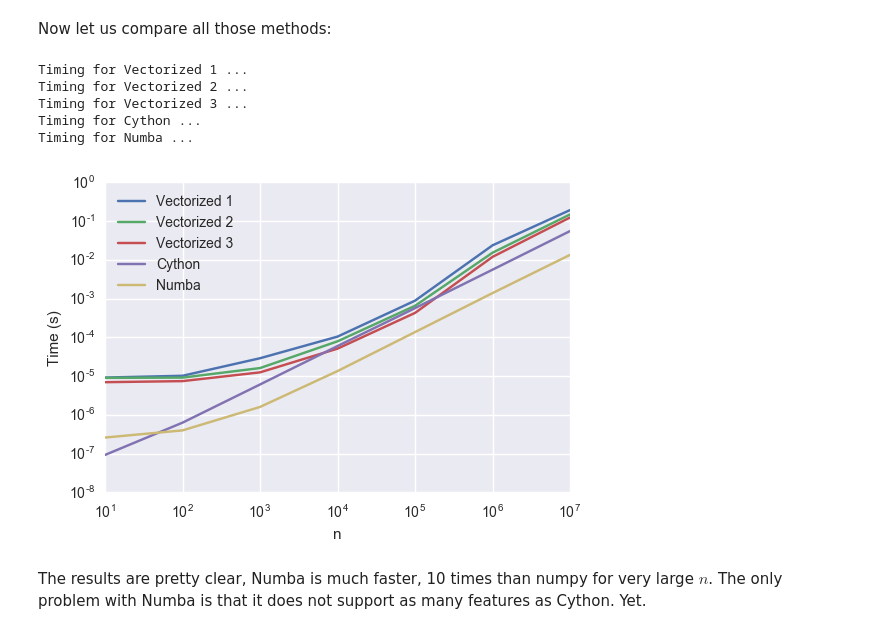
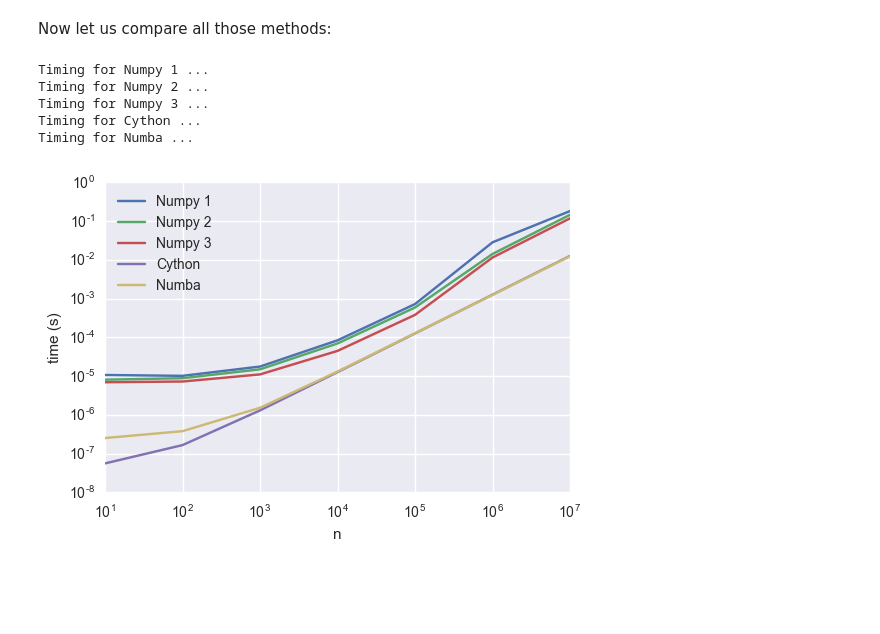
Before and after one commit to pierreablin/python-sessions, a Jupyter notebook: fast_python.ipynb, the cells around one changed output. Drawn from its saved outputs; the diff is of its cells as text; code cells hidden in the pictures; blank space fills up the shorter version.

```diff
--- a/fast_python.ipynb
+++ b/fast_python.ipynb
@@ -114,9 +115,7 @@ def wallis5(int n):
     cdef int i
     for i in range(1, n):
         tmp = 4. * (i * i)
-        out *= tmp
-        tmp -= 1.
-        out /= tmp
+        out *= tmp / (tmp - 1.)
     return out
 # %% [output]
 [interactive output not drawn]
@@ -169,31 +169,29 @@ Now let us compare all those methods:
 # %%
 %matplotlib inline
 import matplotlib.pyplot as plt
 import seaborn; seaborn.set()
 
 functions = [wallis2, wallis3, wallis4, wallis5, wallis6]
 names = ['Numpy 1', 'Numpy 2', 'Numpy 3', 'Cython', 'Numba']
 n_list = np.logspace(1, 7, num=7, dtype=int)
 
 
 plt.figure()
 for function, name in zip(functions, names):
     print('Timing for %s ...' % name)
     times =[]
     for n in n_list:
         t = %timeit -oq function(n)
         times.append(t.best)
     plt.loglog(n_list, times, label=name)
 plt.xlabel('n')
-plt.ylabel('Time (s)')
+plt.ylabel('time (s)')
 plt.legend(loc='upper left')
 plt.show()
 # %% [output]
-Timing for Vectorized 1 ...
-Timing for Vectorized 2 ...
-Timing for Vectorized 3 ...
+Timing for Numpy 1 ...
+Timing for Numpy 2 ...
+Timing for Numpy 3 ...
 Timing for Cython ...
 Timing for Numba ...
-[figure, old version]
+[figure, new version]
-# %% [markdown]
-The results are pretty clear, Numba is much faster, 10 times than numpy for very large $n$. The only problem with Numba is that it does not support as many features as Cython. Yet.
```
Also changed, not shown: parts of 21 cells of this notebook.
